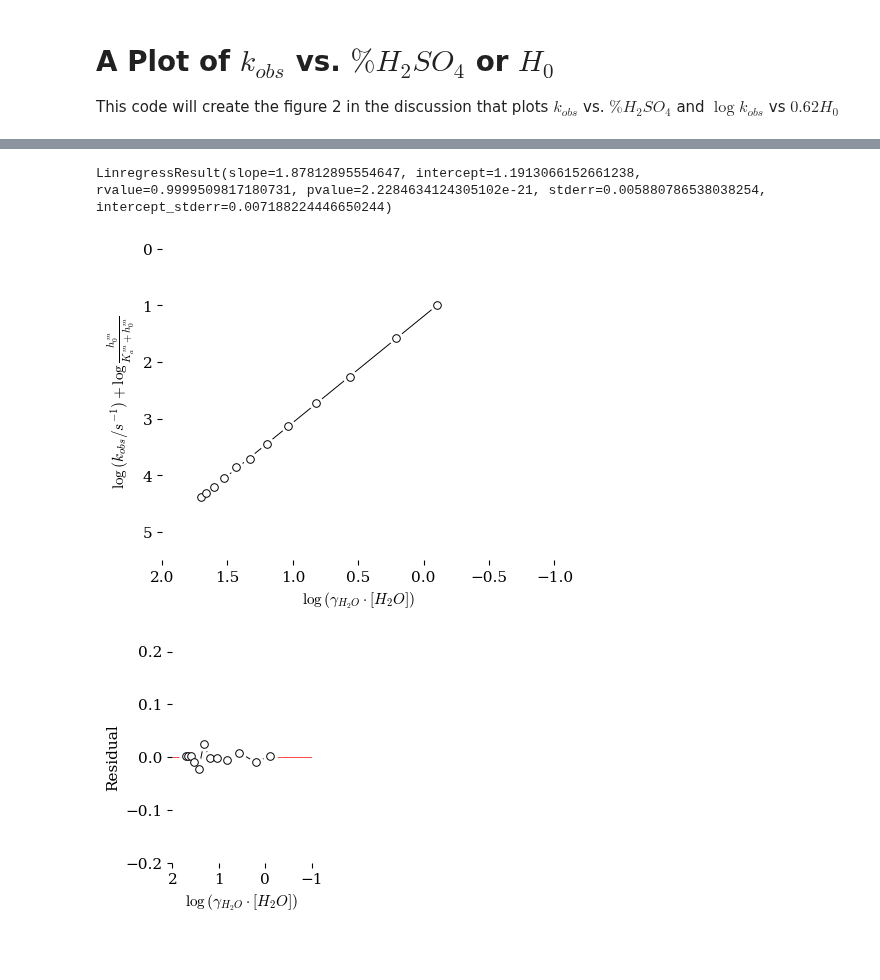
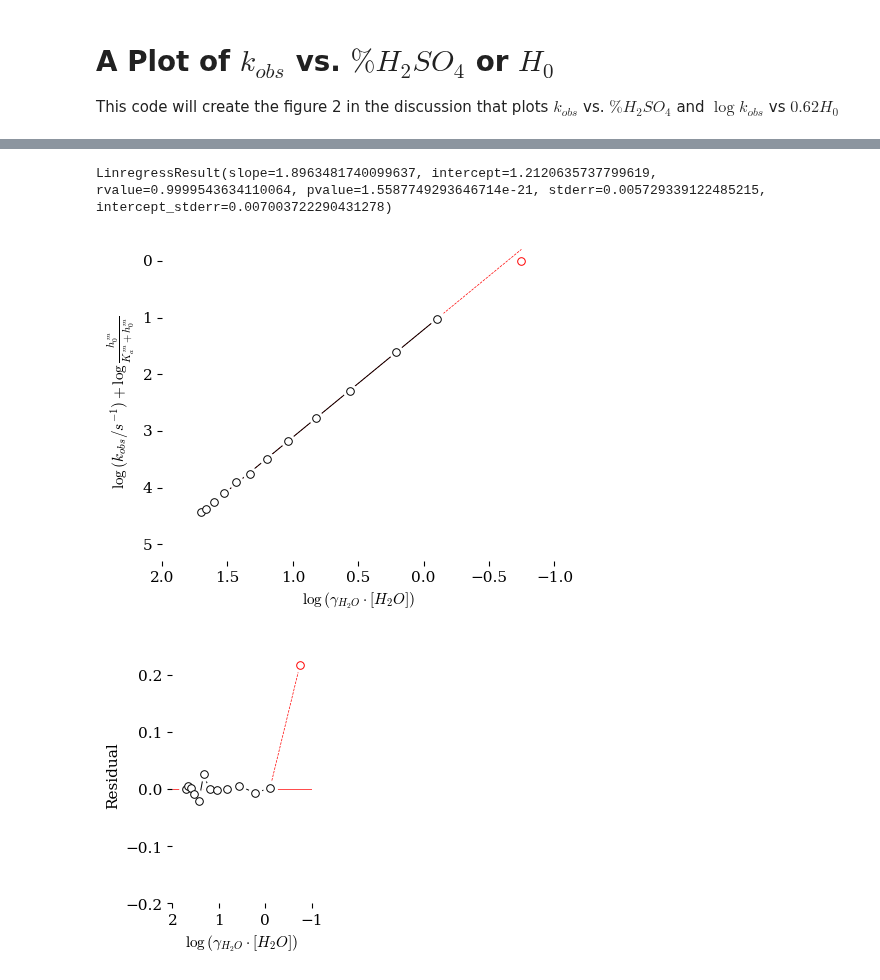
Before and after one commit to blinkletter/4410PythonNotebooks, a Jupyter notebook: Class_30/Yates-Fig23-rate_vs_aH2O.ipynb, the cells around one changed output, grey strips where cells are left out. Saved outputs shown, nothing was run; the diff lists cells and outputs as text; code cells hidden in the pictures; blank space fills up the shorter version.

```diff
--- a/Class_30/Yates-Fig23-rate_vs_aH2O.ipynb
+++ b/Class_30/Yates-Fig23-rate_vs_aH2O.ipynb
@@ -72,7 +72,7 @@ df1 = (df1.loc[0:11])   ### Select only the given lines
 ##############################################################
 
 df1["kobs"] = df1["kobs"] * 1E-2 * 60    # convert from 10^-2 min^-1 to s^-1
-#df1["kobs"] = df1["kobs"]
+df1["kobs"] = df1["kobs"]
 
 PercentH2SO4 = df1["%H2SO4"]
 molesH2SO4 = PercentH2SO4 / molwtH2SO4
@@ -100,11 +100,10 @@ density = interpolator_density(PercentH2SO4)
 volume = 1000
 gramsH2O = volume * density * PercentH2O/100
 molesH2O = gramsH2O / molwtH2O    # per liter
-
+df1["density"] = density
 df1["Molar_H2O"] = molesH2O
 X_H2O = 1-df1["X_H2SO4"]          # mole fraction H2O in H2SO4
 gamma_H2O = df1["aH2O"]/(X_H2O)   # activity coefficient for H2O in H2SO4
 df1["Molar_aH2O"] = gamma_H2O * df1["Molar_H2O"]
-
 display(df1)
 # %% [output]
@@ -353,14 +352,14 @@ The optimal value for m is -7.010 and for pka is 0.691 for rsq = 0.99980
 ### MAKE PLOT
 ###################################################
 
-pKa = -7.01
+pKa = -7.05
 #pKa = -4.95
 
 Ka = 10**-pKa
 
 h_0 = 10**-df1["H0"]
 
-m = 0.691
+m = 0.695
 #m = 0.54
 
 ###################################################
@@ -370,8 +369,12 @@ m = 0.691
 #x = np.log10(df1["aH2O"])
 x = np.log10(df1["Molar_aH2O"])
 
+term1 =df1["log_k_obs"]
+term2 = np.log10(h_0**m/(Ka**m + h_0**m))
+
 #y = df1["log_k_obs"]
-y = df1["log_k_obs"]-np.log10(h_0**m/(Ka**m + h_0**m))
+#y = df1["log_k_obs"]-np.log10(h_0**m/(Ka**m + h_0**m))
+y = term1 - term2
 #y = df1["log_k_obs"] + m * df1["H0"]
 
 
@@ -405,18 +408,22 @@ y_label = "$\log{(k_{obs} / {s}^{-1})} + \log\\frac{h_0^m}{K_a^m+h_0^m}$"
 if True:                  # Set up axes for main plot
     ax.set(ylabel=y_label, xlabel=x_label,
            xlim=[2,-1],
-           ylim=[5.5,-0.1]
+           ylim=[5.3,-0.3]
            )
 
 if True:                       # Data points for kobs vs Acidity
     ax.scatter(x, y,
               marker = "o", s = 30,
               color = "white", edgecolors = "black", linewidths=0.7,
-              zorder = 2)
+              zorder = 3)
     ax.scatter(x, y,           # White circle behind each data point
               marker = "o", s = 90,
               color = "white",
-              zorder = 1)
+              zorder = 2)
+
+### Plot the components of the line to see their contributions
+#ax.plot(x, term1, "-", color = "green", linewidth=0.7, zorder = 1)
+#ax.plot(x, term2, "-", color = "blue", linewidth=0.7, zorder = 1)
 
 
 a = linregress(x,y)
@@ -425,11 +432,37 @@ y_line = a.slope * x + a.intercept
 
 ax.plot(x, y_line,    # Plot line fit
         "-", color = "black", linewidth=0.7,
-        zorder = 0)
+        zorder = 1)
+
+if True:     # Add the residual for the highest conc point where the line is for the line fit without that point
+        xpair = [-0.103260, -0.747457]
+        ypair = [0.994620, -0.001964]
+        xline = x
+        xline[12] = -0.747457
+        y_line = a.slope * xline + a.intercept
+        ax.plot(xline, y_line,    # Plot line fit
+                "--", color = "red", linewidth=0.5,
+                zorder = 0)
+        ax.scatter(xpair, ypair,           # White circle behind each data point
+                  marker = "o", s = 90,
+                  color = "white",
+                  zorder = 0)
+#        ylinepair = a.slope * xpair + a.intercept
+        ax.scatter(xpair, ypair,
+                  marker = "o", s = 30,
+                  color = "white", edgecolors = "red", linewidths=0.7,
+                  zorder = 0)
+
+
+
+
+
+
 
 plt.savefig("fig24.pdf")
 plt.show()
 
+[-0.103260, -0.747457],
 
 ###################################################
 ### Create figure for RESIDUAL plot
@@ -440,7 +473,7 @@ style = "tufte.mplstyle"
 style_name = github_location_styles + style
 plt.style.use(style_name)
 
-fig, ax = plt.subplots(nrows=1, ncols=1, figsize=(2.5,3))
+fig, ax = plt.subplots(nrows=1, ncols=1, figsize=(2.5,3.4))
 
 ###################################################
 ### Set up labels
@@ -454,34 +487,51 @@ y_label = "Residual"
 ###################################################
 ### Plot the residuals
 ###################################################
 
 ax.set(ylabel=y_label, xlabel=x_label,
            xlim=[2,-1],
-           ylim=[-.2,.2]
+           ylim=[-.2,.25]
         )
 
 ax.plot(x, y-y_line,    # Plot line fit
         "-", color = "white", linewidth=3,
         zorder = 1)
 ax.plot(x, y-y_line,    # Plot line fit
         "-", color = "black", linewidth=0.7,
         zorder = 1)
 
 ax.scatter(x, y-y_line,           # White circle behind each data point
           marker = "o", s = 90,
           color = "white",
           zorder = 2)
 ax.scatter(x, y-y_line,
           marker = "o", s = 30,
           color = "white", edgecolors = "black", linewidths=0.7,
           zorder = 2)
 
 #ax.hlines(0,np.min(x),np.max(x), color ="red", linewidths =0.5, zorder=0)
 ax.hlines(0,-1,2, color ="red", linewidths =0.5, zorder=0)
 
+if True:     # Add the residual for the highest conc point where the line is for the line fit without that point
+        xpair = [-0.103260, -0.747457]
+        ypair = [0.002128, 0.21734]
+        ax.plot(xpair, ypair,    # Plot line fit
+                "--", color = "red", linewidth=0.5,
+                zorder = 0)
+        ax.scatter(xpair, ypair,           # White circle behind each data point
+                  marker = "o", s = 90,
+                  color = "white",
+                  zorder = 0)
+        ax.scatter(xpair, ypair,
+                  marker = "o", s = 30,
+                  color = "white", edgecolors = "red", linewidths=0.7,
+                  zorder = 0)
+
 plt.savefig("fig24r.pdf")
 plt.show()
+
+#print(x, y-y_line)
 # %% [output]
-LinregressResult(slope=1.87812895554647, intercept=1.1913066152661238, rvalue=0.9999509817180731, pvalue=2.2284634124305102e-21, stderr=0.005880786538038254, intercept_stderr=0.007188224446650244)
+LinregressResult(slope=1.8963481740099637, intercept=1.2120635737799619, rvalue=0.9999543634110064, pvalue=1.5587749293646714e-21, stderr=0.005729339122485215, intercept_stderr=0.007003722290431278)
-[figure, old version]
+[figure, new version]
-[figure, old version]
+[figure, new version]
```
Also changed, not shown: parts of 4 cells of this notebook, 1 other file.
